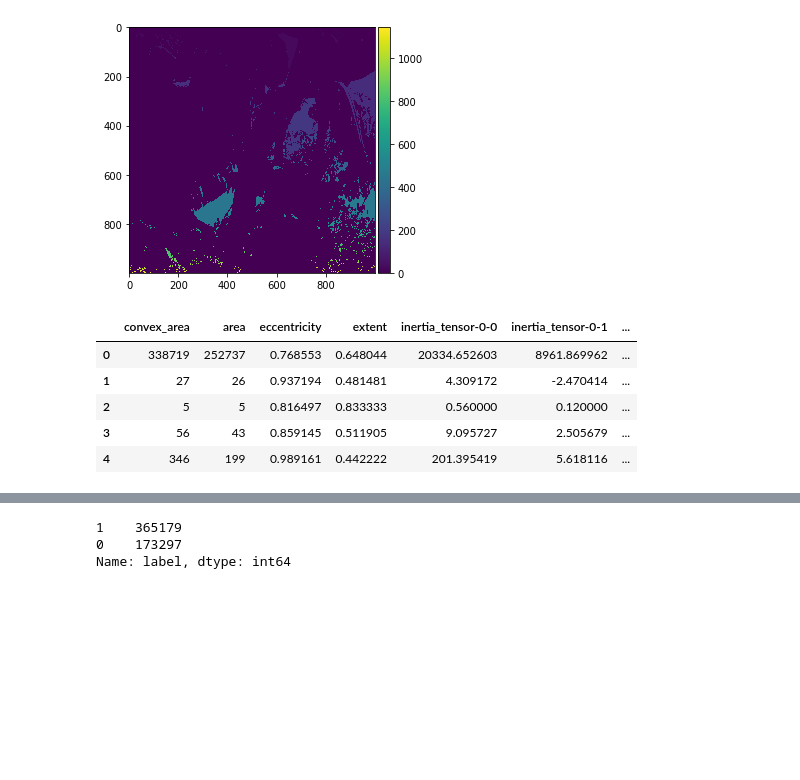
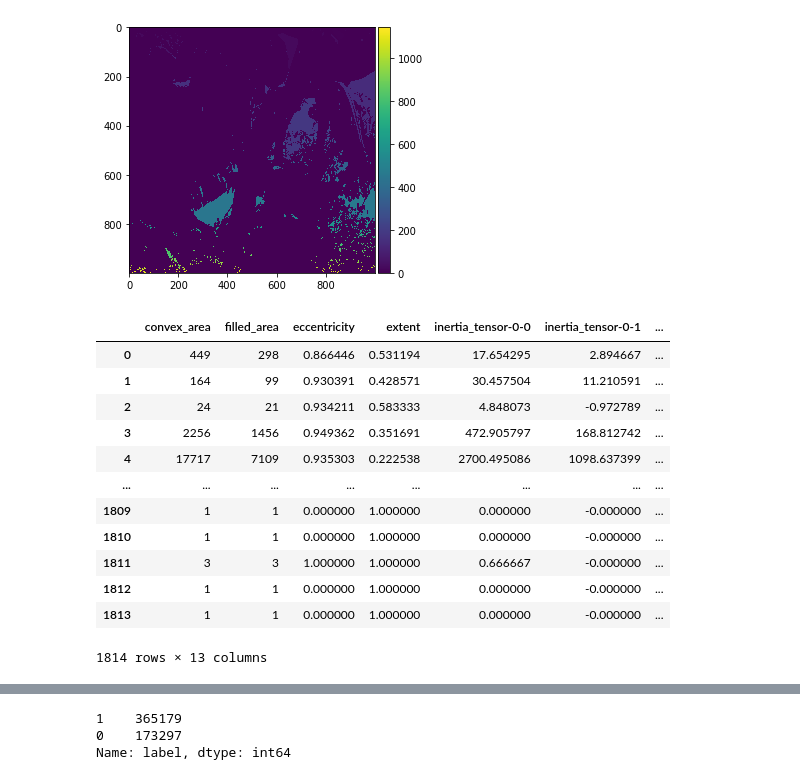
Before and after one commit to joshuabusinge/BananaVsCasava, a Jupyter notebook: CropDetectionV2.ipynb, the cells around one changed output, grey strips where cells are left out. Cells and saved outputs as stored; diff of their text form; code cells hidden in the pictures; blank space fills up the shorter version.

```diff
--- a/CropDetectionV2.ipynb
+++ b/CropDetectionV2.ipynb
@@ -60,19 +60,26 @@ imshow(label_img)
 [figure]
 # %%
 table = pd.DataFrame(regionprops_table(label_img, image,
-                                       ['convex_area', 'area',
+                                       ['convex_area','filled_area',
                                         'eccentricity', 'extent',
                                         'inertia_tensor','perimeter',
                                         'major_axis_length',
                                         'minor_axis_length']))
 
-table['convex_ratio'] = table['area']/table['convex_area']
+table['convex_ratio'] = table['filled_area']/table['convex_area']
 table['label'] = image_path[0]
-table.head()
+table
 # %% [output]
-|  | convex_area | area | eccentricity | extent | inertia_tensor-0-0 | inertia_tensor-0-1 | ... |
-| 0 | 338719 | 252737 | 0.768553 | 0.648044 | 20334.652603 | 8961.869962 | ... |
-| 1 | 27 | 26 | 0.937194 | 0.481481 | 4.309172 | -2.470414 | ... |
-| 2 | 5 | 5 | 0.816497 | 0.833333 | 0.560000 | 0.120000 | ... |
-| 3 | 56 | 43 | 0.859145 | 0.511905 | 9.095727 | 2.505679 | ... |
-| 4 | 346 | 199 | 0.989161 | 0.442222 | 201.395419 | 5.618116 | ... |
+|  | convex_area | filled_area | eccentricity | extent | inertia_tensor-0-0 | inertia_tensor-0-1 | ... |
+| 0 | 449 | 298 | 0.866446 | 0.531194 | 17.654295 | 2.894667 | ... |
+| 1 | 164 | 99 | 0.930391 | 0.428571 | 30.457504 | 11.210591 | ... |
+| 2 | 24 | 21 | 0.934211 | 0.583333 | 4.848073 | -0.972789 | ... |
+| 3 | 2256 | 1456 | 0.949362 | 0.351691 | 472.905797 | 168.812742 | ... |
+| 4 | 17717 | 7109 | 0.935303 | 0.222538 | 2700.495086 | 1098.637399 | ... |
+| ... | ... | ... | ... | ... | ... | ... | ... |
+| 1809 | 1 | 1 | 0.000000 | 1.000000 | 0.000000 | -0.000000 | ... |
+| 1810 | 1 | 1 | 0.000000 | 1.000000 | 0.000000 | -0.000000 | ... |
+| 1811 | 3 | 3 | 1.000000 | 1.000000 | 0.666667 | -0.000000 | ... |
+| 1812 | 1 | 1 | 0.000000 | 1.000000 | 0.000000 | -0.000000 | ... |
+| 1813 | 1 | 1 | 0.000000 | 1.000000 | 0.000000 | -0.000000 | ... |
+1814 rows × 13 columns
```
Also changed, not shown: parts of 15 cells of this notebook.
